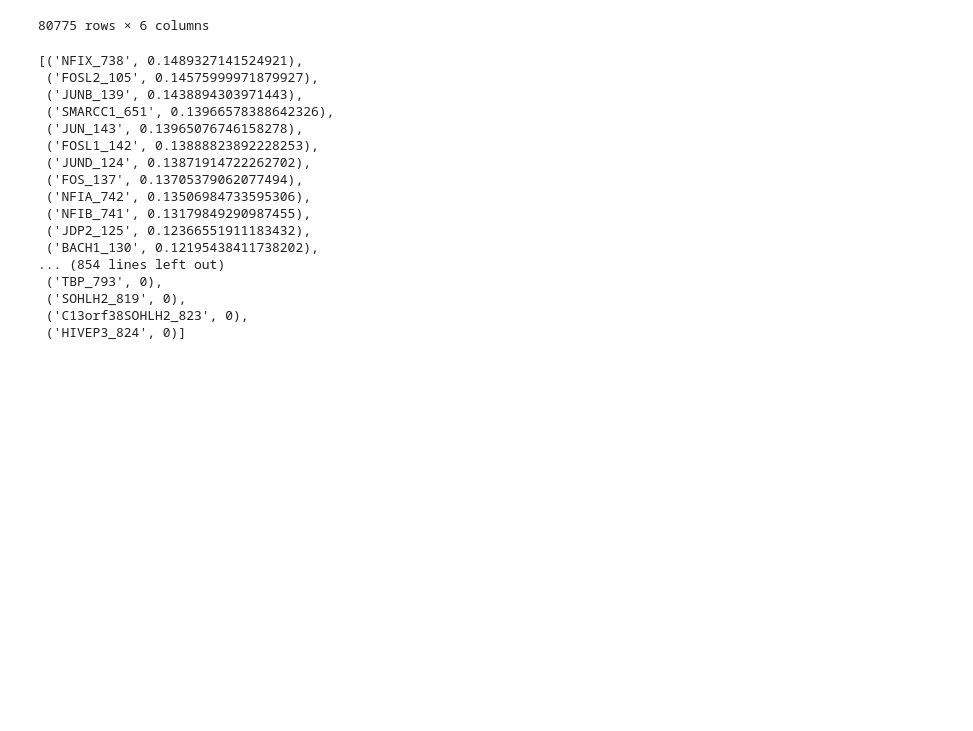
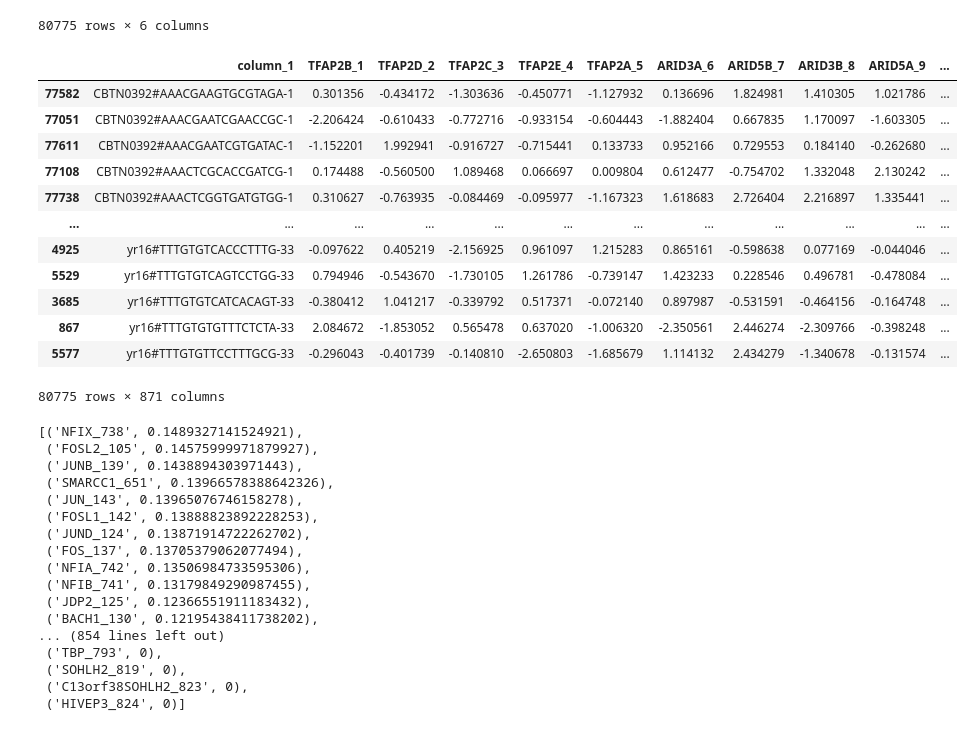
Before and after one commit to farhangus/mutual_info_calculator, a Jupyter notebook: Tina_project.ipynb, the cells around one changed output. Cells and saved outputs as stored; diff of their text form; code cells hidden in the pictures; blank space fills up the shorter version.

```diff
--- a/Tina_project.ipynb
+++ b/Tina_project.ipynb
@@ -32,6 +32,22 @@ df_zscore=pd.read_csv('Transposed_240603_01_mtx_motif_zscore.csv',skiprows=1)
 df_zscore.rename(columns={'Unnamed: 0': 'column_1'}, inplace=True)
 # %%
 df_zscore=df_zscore.sort_values('column_1')
+# %%
+df_zscore
+# %% [output]
+|  | column_1 | TFAP2B_1 | TFAP2D_2 | TFAP2C_3 | TFAP2E_4 | TFAP2A_5 | ARID3A_6 | ARID5B_7 | ARID3B_8 | ARID5A_9 | ... |
+| 77582 | CBTN0392#AAACGAAGTGCGTAGA-1 | 0.301356 | -0.434172 | -1.303636 | -0.450771 | -1.127932 | 0.136696 | 1.824981 | 1.410305 | 1.021786 | ... |
+| 77051 | CBTN0392#AAACGAATCGAACCGC-1 | -2.206424 | -0.610433 | -0.772716 | -0.933154 | -0.604443 | -1.882404 | 0.667835 | 1.170097 | -1.603305 | ... |
+| 77611 | CBTN0392#AAACGAATCGTGATAC-1 | -1.152201 | 1.992941 | -0.916727 | -0.715441 | 0.133733 | 0.952166 | 0.729553 | 0.184140 | -0.262680 | ... |
+| 77108 | CBTN0392#AAACTCGCACCGATCG-1 | 0.174488 | -0.560500 | 1.089468 | 0.066697 | 0.009804 | 0.612477 | -0.754702 | 1.332048 | 2.130242 | ... |
+| 77738 | CBTN0392#AAACTCGGTGATGTGG-1 | 0.310627 | -0.763935 | -0.084469 | -0.095977 | -1.167323 | 1.618683 | 2.726404 | 2.216897 | 1.335441 | ... |
+| ... | ... | ... | ... | ... | ... | ... | ... | ... | ... | ... | ... |
+| 4925 | yr16#TTTGTGTCACCCTTTG-33 | -0.097622 | 0.405219 | -2.156925 | 0.961097 | 1.215283 | 0.865161 | -0.598638 | 0.077169 | -0.044046 | ... |
+| 5529 | yr16#TTTGTGTCAGTCCTGG-33 | 0.794946 | -0.543670 | -1.730105 | 1.261786 | -0.739147 | 1.423233 | 0.228546 | 0.496781 | -0.478084 | ... |
+| 3685 | yr16#TTTGTGTCATCACAGT-33 | -0.380412 | 1.041217 | -0.339792 | 0.517371 | -0.072140 | 0.897987 | -0.531591 | -0.464156 | -0.164748 | ... |
+| 867 | yr16#TTTGTGTGTTTCTCTA-33 | 2.084672 | -1.853052 | 0.565478 | 0.637020 | -1.006320 | -2.350561 | 2.446274 | -2.309766 | -0.398248 | ... |
+| 5577 | yr16#TTTGTGTTCCTTTGCG-33 | -0.296043 | -0.401739 | -0.140810 | -2.650803 | -1.685679 | 1.114132 | 2.434279 | -1.340678 | -0.131574 | ... |
+80775 rows × 871 columns
 # %%
 column_names = df_zscore.columns.tolist()
 # %%
```
Also changed, not shown: 1 other file.
